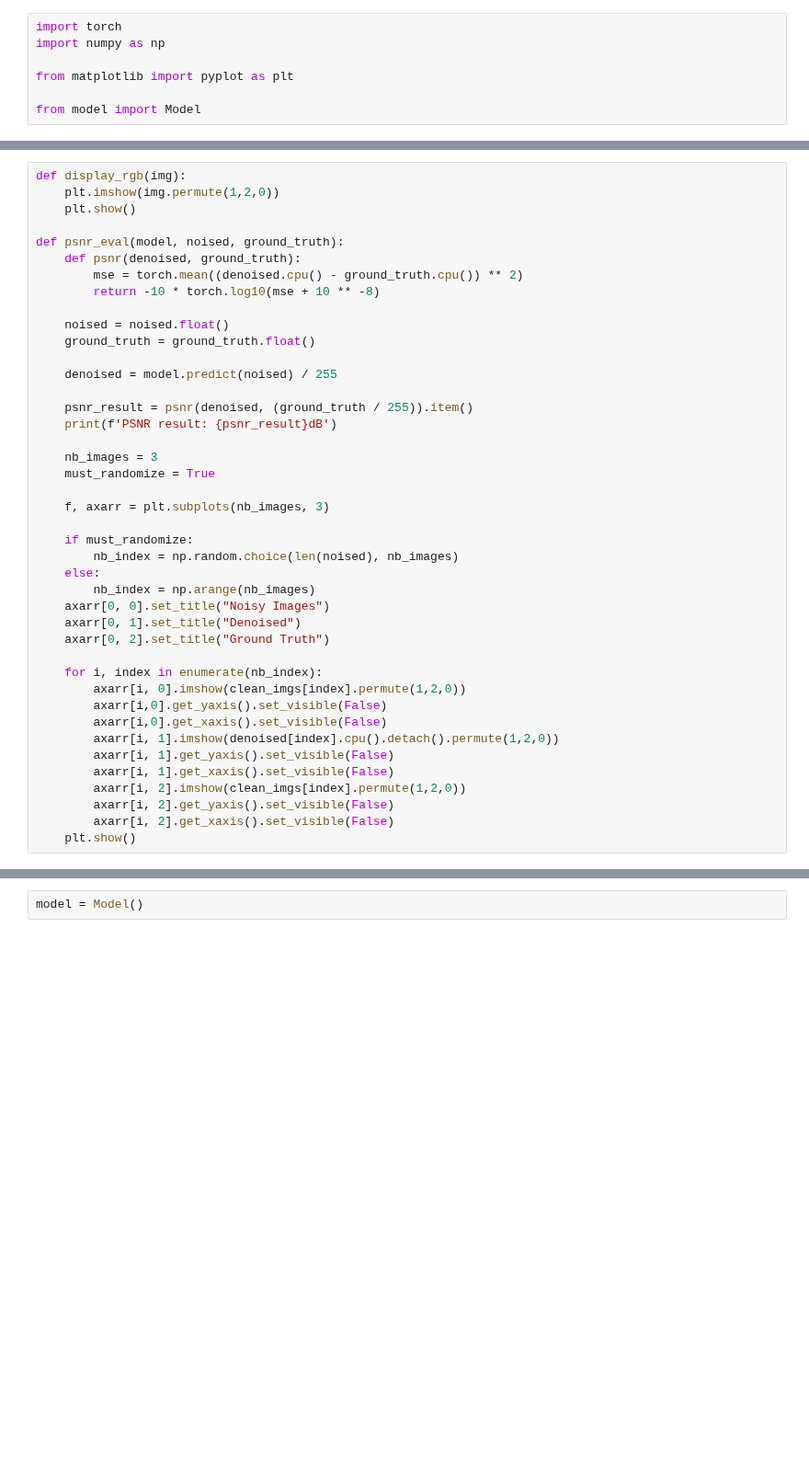
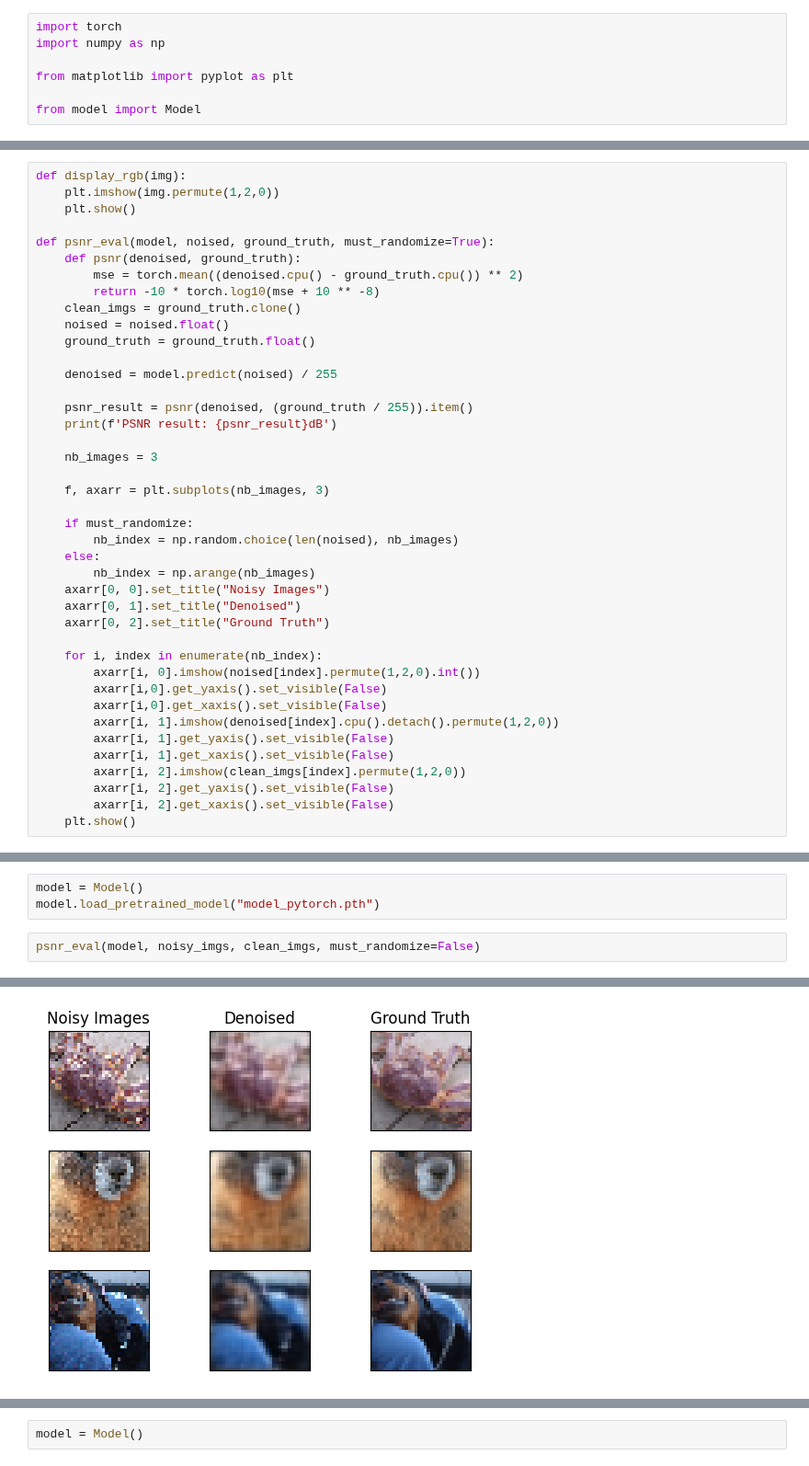
Before and after one commit to tgieruc/Noise2Noise_PyTorch, a Jupyter notebook: demo.ipynb, the cells around one changed output, grey strips where cells are left out. Shown at 92% size. Drawn from its saved outputs; the diff is of its cells as text; blank space fills up the shorter version.

```diff
--- a/demo.ipynb
+++ b/demo.ipynb
@@ -10,11 +26,11 @@ def display_rgb(img):
     plt.imshow(img.permute(1,2,0))
     plt.show()
 
-def psnr_eval(model, noised, ground_truth):
+def psnr_eval(model, noised, ground_truth, must_randomize=True):
     def psnr(denoised, ground_truth):
         mse = torch.mean((denoised.cpu() - ground_truth.cpu()) ** 2)
         return -10 * torch.log10(mse + 10 ** -8)
-
+    clean_imgs = ground_truth.clone()
     noised = noised.float()
     ground_truth = ground_truth.float()
 
@@ -24,7 +40,6 @@ def psnr_eval(model, noised, ground_truth):
     print(f'PSNR result: {psnr_result}dB')
 
     nb_images = 3
-    must_randomize = True
 
     f, axarr = plt.subplots(nb_images, 3)
 
@@ -37,7 +52,7 @@ def psnr_eval(model, noised, ground_truth):
     axarr[0, 2].set_title("Ground Truth")
 
     for i, index in enumerate(nb_index):
-        axarr[i, 0].imshow(clean_imgs[index].permute(1,2,0))
+        axarr[i, 0].imshow(noised[index].permute(1,2,0).int())
         axarr[i,0].get_yaxis().set_visible(False)
         axarr[i,0].get_xaxis().set_visible(False)
         axarr[i, 1].imshow(denoised[index].cpu().detach().permute(1,2,0))
@@ -55,0 +75,6 @@ noisy_imgs, clean_imgs = torch.load('val_data.pkl')
+# %%
+model = Model()
+model.load_pretrained_model("model_pytorch.pth")
+# %%
+psnr_eval(model, noisy_imgs, clean_imgs, must_randomize=False)
+# %% [output]
@@ -55,0 +82 @@ noisy_imgs, clean_imgs = torch.load('val_data.pkl')
+[figure, added]
```
Also changed, not shown: parts of 7 cells of this notebook.
